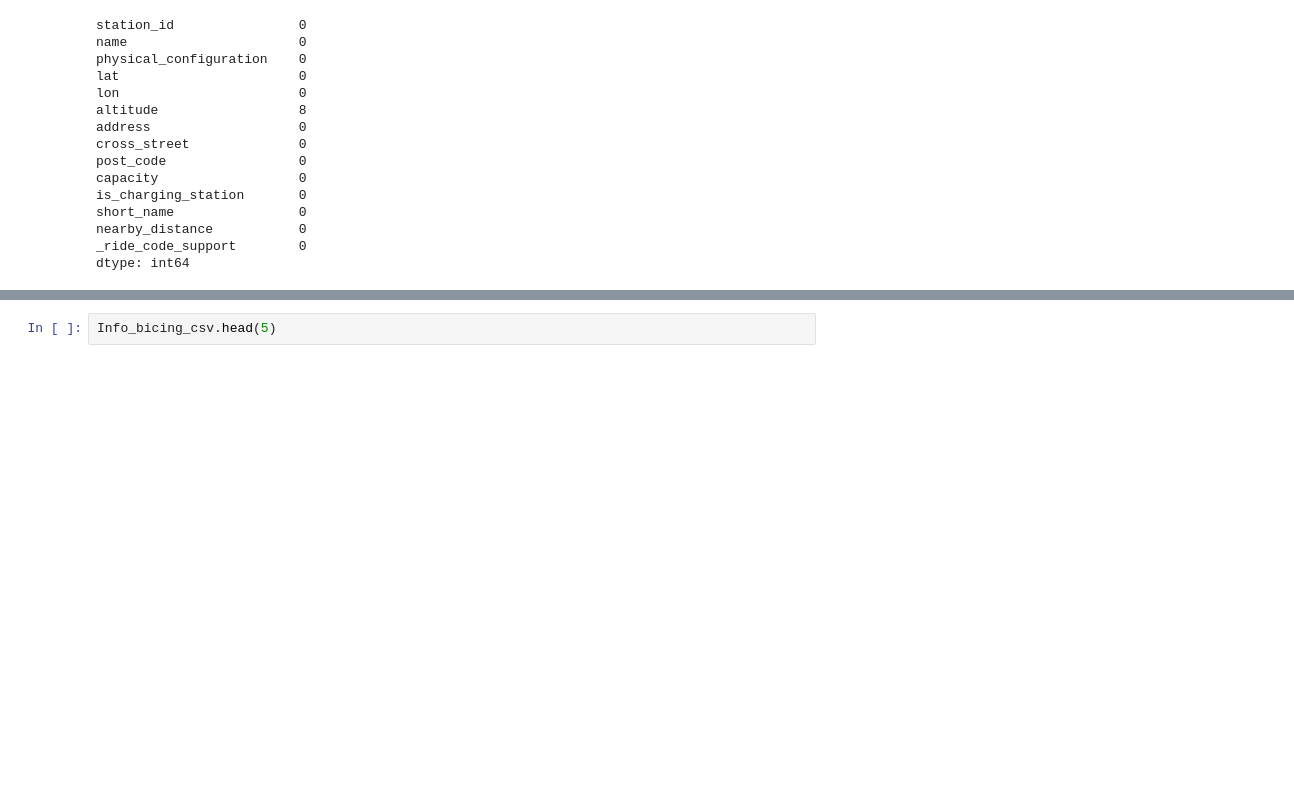
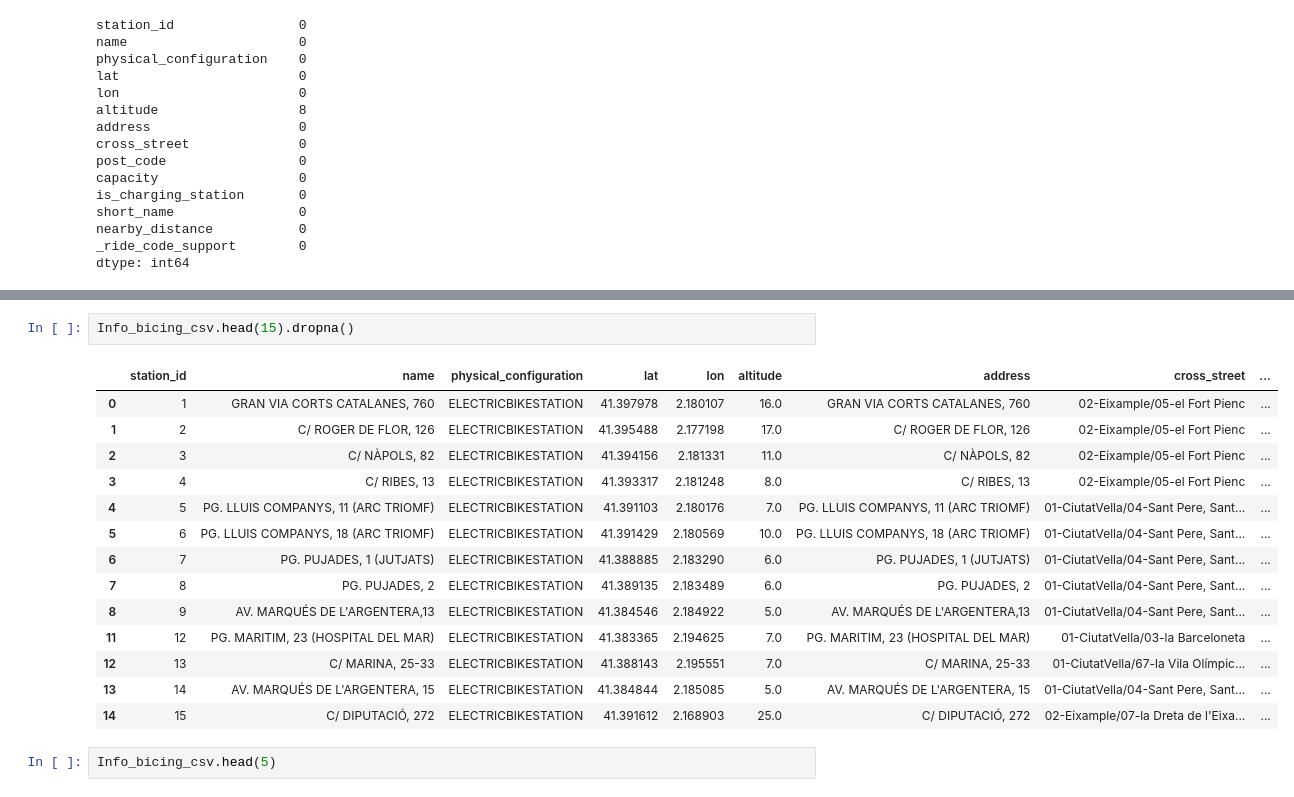
Before and after one commit to Isanagui1818/UB-capston-project, a Jupyter notebook: Análisis sample 10.000.ipynb, the cells around one changed output, grey strips where cells are left out. Cells and saved outputs as stored; diff of their text form; blank space fills up the shorter version.

```diff
--- a/Análisis sample 10.000.ipynb
+++ b/Análisis sample 10.000.ipynb
@@ -131,3 +147,20 @@ dtype: int64
+# %%
+Info_bicing_csv.head(15).dropna()
+# %% [output]
+|  | station_id | name | physical_configuration | lat | lon | altitude | address | cross_street | ... |
+| 0 | 1 | GRAN VIA CORTS CATALANES, 760 | ELECTRICBIKESTATION | 41.397978 | 2.180107 | 16.0 | GRAN VIA CORTS CATALANES, 760 | 02-Eixample/05-el Fort Pienc | ... |
+| 1 | 2 | C/ ROGER DE FLOR, 126 | ELECTRICBIKESTATION | 41.395488 | 2.177198 | 17.0 | C/ ROGER DE FLOR, 126 | 02-Eixample/05-el Fort Pienc | ... |
+| 2 | 3 | C/ NÀPOLS, 82 | ELECTRICBIKESTATION | 41.394156 | 2.181331 | 11.0 | C/ NÀPOLS, 82 | 02-Eixample/05-el Fort Pienc | ... |
+| 3 | 4 | C/ RIBES, 13 | ELECTRICBIKESTATION | 41.393317 | 2.181248 | 8.0 | C/ RIBES, 13 | 02-Eixample/05-el Fort Pienc | ... |
+| 4 | 5 | PG. LLUIS COMPANYS, 11 (ARC TRIOMF) | ELECTRICBIKESTATION | 41.391103 | 2.180176 | 7.0 | PG. LLUIS COMPANYS, 11 (ARC TRIOMF) | 01-CiutatVella/04-Sant Pere, Sant... | ... |
+| 5 | 6 | PG. LLUIS COMPANYS, 18 (ARC TRIOMF) | ELECTRICBIKESTATION | 41.391429 | 2.180569 | 10.0 | PG. LLUIS COMPANYS, 18 (ARC TRIOMF) | 01-CiutatVella/04-Sant Pere, Sant... | ... |
+| 6 | 7 | PG. PUJADES, 1 (JUTJATS) | ELECTRICBIKESTATION | 41.388885 | 2.183290 | 6.0 | PG. PUJADES, 1 (JUTJATS) | 01-CiutatVella/04-Sant Pere, Sant... | ... |
+| 7 | 8 | PG. PUJADES, 2 | ELECTRICBIKESTATION | 41.389135 | 2.183489 | 6.0 | PG. PUJADES, 2 | 01-CiutatVella/04-Sant Pere, Sant... | ... |
+| 8 | 9 | AV. MARQUÉS DE L'ARGENTERA,13 | ELECTRICBIKESTATION | 41.384546 | 2.184922 | 5.0 | AV. MARQUÉS DE L'ARGENTERA,13 | 01-CiutatVella/04-Sant Pere, Sant... | ... |
+| 11 | 12 | PG. MARITIM, 23 (HOSPITAL DEL MAR) | ELECTRICBIKESTATION | 41.383365 | 2.194625 | 7.0 | PG. MARITIM, 23 (HOSPITAL DEL MAR) | 01-CiutatVella/03-la Barceloneta | ... |
+| 12 | 13 | C/ MARINA, 25-33 | ELECTRICBIKESTATION | 41.388143 | 2.195551 | 7.0 | C/ MARINA, 25-33 | 01-CiutatVella/67-la Vila Olímpic... | ... |
+| 13 | 14 | AV. MARQUÉS DE L'ARGENTERA, 15 | ELECTRICBIKESTATION | 41.384844 | 2.185085 | 5.0 | AV. MARQUÉS DE L'ARGENTERA, 15 | 01-CiutatVella/04-Sant Pere, Sant... | ... |
+| 14 | 15 | C/ DIPUTACIÓ, 272 | ELECTRICBIKESTATION | 41.391612 | 2.168903 | 25.0 | C/ DIPUTACIÓ, 272 | 02-Eixample/07-la Dreta de l'Eixa... | ... |
 # %%
 Info_bicing_csv.head(5)
 # %% [output]
```
Also changed, not shown: parts of 1 cell of this notebook.
